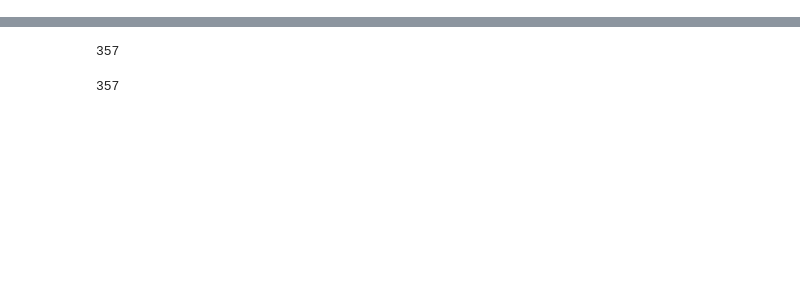
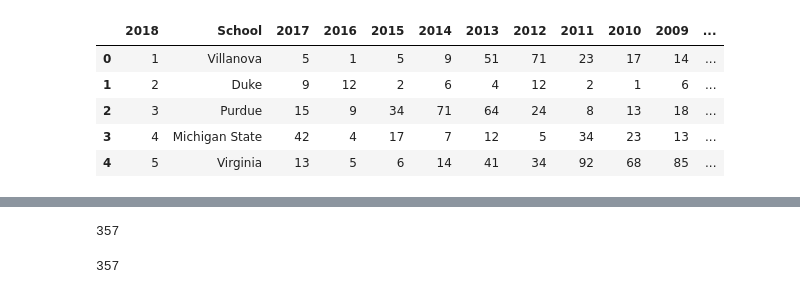
Before and after one commit to merlej/basketball-prediction, a Jupyter notebook: basketball_data_cleaning.ipynb, the cells around one changed output, grey strips where cells are left out. Cells and saved outputs as stored; diff of their text form; code cells hidden in the pictures; blank space fills up the shorter version.

```diff
--- a/basketball_data_cleaning.ipynb
+++ b/basketball_data_cleaning.ipynb
@@ -73,7 +76,16 @@ team_ranks_df = team_ranks_df.dropna().reset_index()
 # %%
 # Convert the rankings to integers
 for col in team_ranks_df.columns:
     if str(col) != 'School':
         team_ranks_df[col] = team_ranks_df[col].astype(int)
+
+team_ranks_df.head()
+# %% [output]
+|  | 2018 | School | 2017 | 2016 | 2015 | 2014 | 2013 | 2012 | 2011 | 2010 | 2009 | ... |
+| 0 | 1 | Villanova | 5 | 1 | 5 | 9 | 51 | 71 | 23 | 17 | 14 | ... |
+| 1 | 2 | Duke | 9 | 12 | 2 | 6 | 4 | 12 | 2 | 1 | 6 | ... |
+| 2 | 3 | Purdue | 15 | 9 | 34 | 71 | 64 | 24 | 8 | 13 | 18 | ... |
+| 3 | 4 | Michigan State | 42 | 4 | 17 | 7 | 12 | 5 | 34 | 23 | 13 | ... |
+| 4 | 5 | Virginia | 13 | 5 | 6 | 14 | 41 | 34 | 92 | 68 | 85 | ... |
 # %%
 # Look at the correlation between rankings for previous years
```
Also changed, not shown: parts of 13 cells of this notebook.
